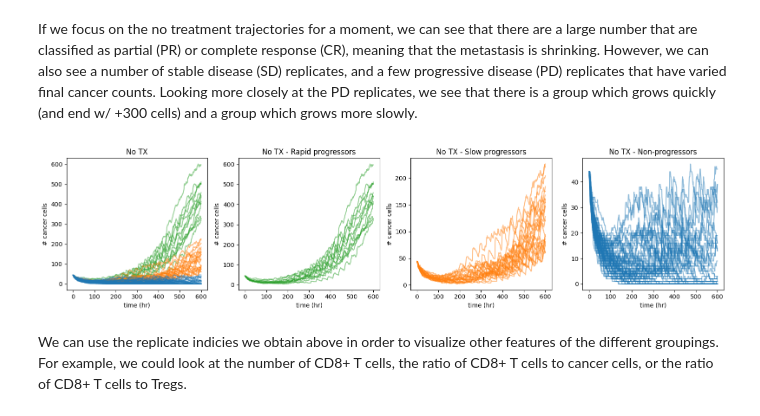
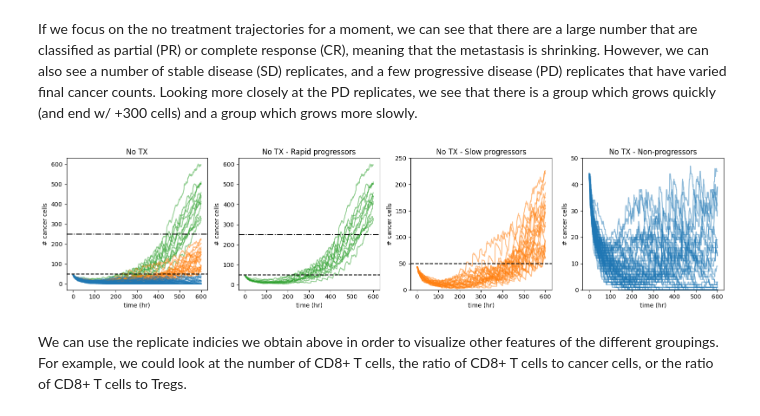
Before and after one commit to FinleyLabUSC/breast_cancer, a Jupyter notebook: python/example.ipynb, the cells around one changed output. Drawn from its saved outputs; the diff is of its cells as text; code cells hidden in the pictures.

```diff
--- a/python/example.ipynb
+++ b/python/example.ipynb
@@ -149,36 +187,42 @@ If we focus on the no treatment trajectories for a moment, we can see that there
 # %%
 fig, ax = plt.subplots(1, 4, figsize=(16, 4), dpi=100)
 
 # Get rapid progressors
 dft = met_notx["c"].T
 dft = dft[dft[600] >= 300]
 rapid_notx = dft.T
 rapid_notx.plot(legend=False, ax=ax[0], color='tab:green', alpha=0.5)
 rapid_notx.plot(legend=False, ax=ax[1], color='tab:green', alpha=0.5)
 
 # Get slow progressors
 dft = met_notx["c"].T
 dft = dft[dft[600] >= pop_i*1.2]
 dft = dft[dft[600] < 300]
 slow_notx = dft.T
 slow_notx.plot(legend=False, ax=ax[0], color='tab:orange', alpha=0.5)
 slow_notx.plot(legend=False, ax=ax[2], color='tab:orange', alpha=0.5)
 
 # Get non-progressors
 dft = met_notx["c"].T
 dft = dft[dft[600] < pop_i*1.2]
 nonprog_notx = dft.T
 nonprog_notx.plot(legend=False, ax=ax[0], color='tab:blue', alpha=0.5)
 nonprog_notx.plot(legend=False, ax=ax[3], color='tab:blue', alpha=0.5)
 
+ax[0].axhline(50, ls='--', c='k')
+ax[0].axhline(250, ls='-.', c='k')
+ax[1].axhline(50, ls='--', c='k')
+ax[1].axhline(250, ls='-.', c='k')
+ax[2].axhline(50, ls='--', c='k')
+
 ax[0].set(xlabel="time (hr)", ylabel="# cancer cells", title="No TX")
 ax[1].set(xlabel="time (hr)", ylabel="# cancer cells", title="No TX - Rapid progressors")
-ax[2].set(xlabel="time (hr)", ylabel="# cancer cells", title="No TX - Slow progressors")
-ax[3].set(xlabel="time (hr)", ylabel="# cancer cells", title="No TX - Non-progressors")
+ax[2].set(xlabel="time (hr)", ylabel="# cancer cells", title="No TX - Slow progressors", ylim=[0, 250])
+ax[3].set(xlabel="time (hr)", ylabel="# cancer cells", title="No TX - Non-progressors", ylim=[0, 50])
 
 fig.tight_layout()
 # %% [output]
-[figure, old version]
+[figure, new version]
 # %% [markdown]
 We can use the replicate indicies we obtain above in order to visualize other features of the different groupings. For example, we could look at the number of CD8+ T cells, the ratio of CD8+ T cells to cancer cells, or the ratio of CD8+ T cells to Tregs.
 # %%
```
Also changed, not shown: parts of 6 cells of this notebook, 10 other files.
